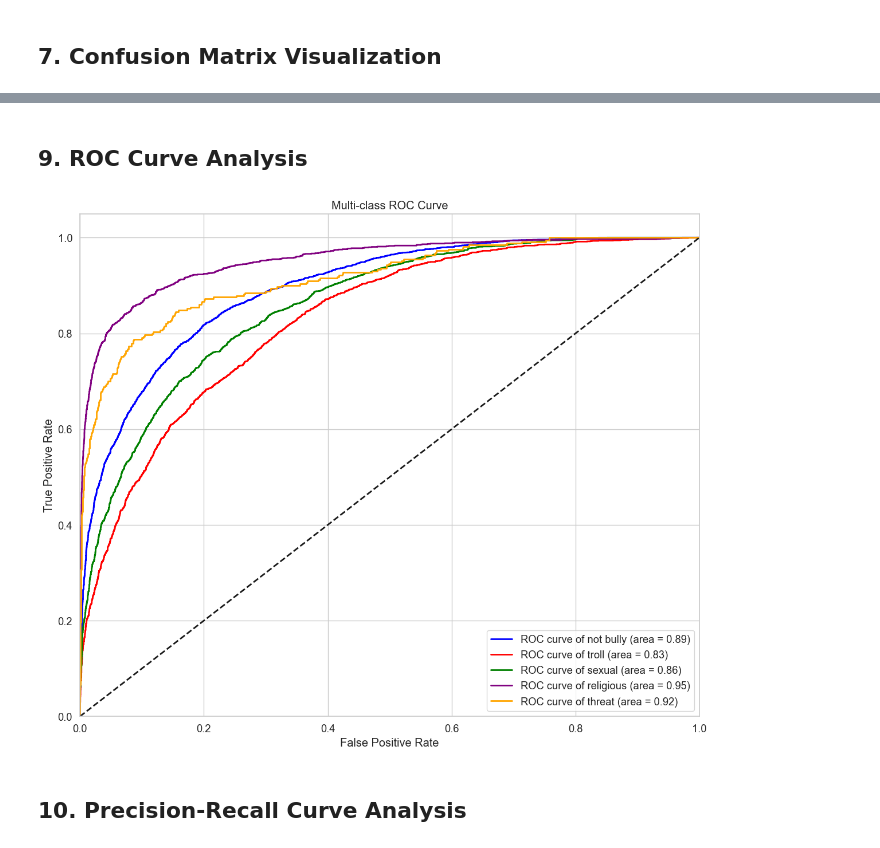
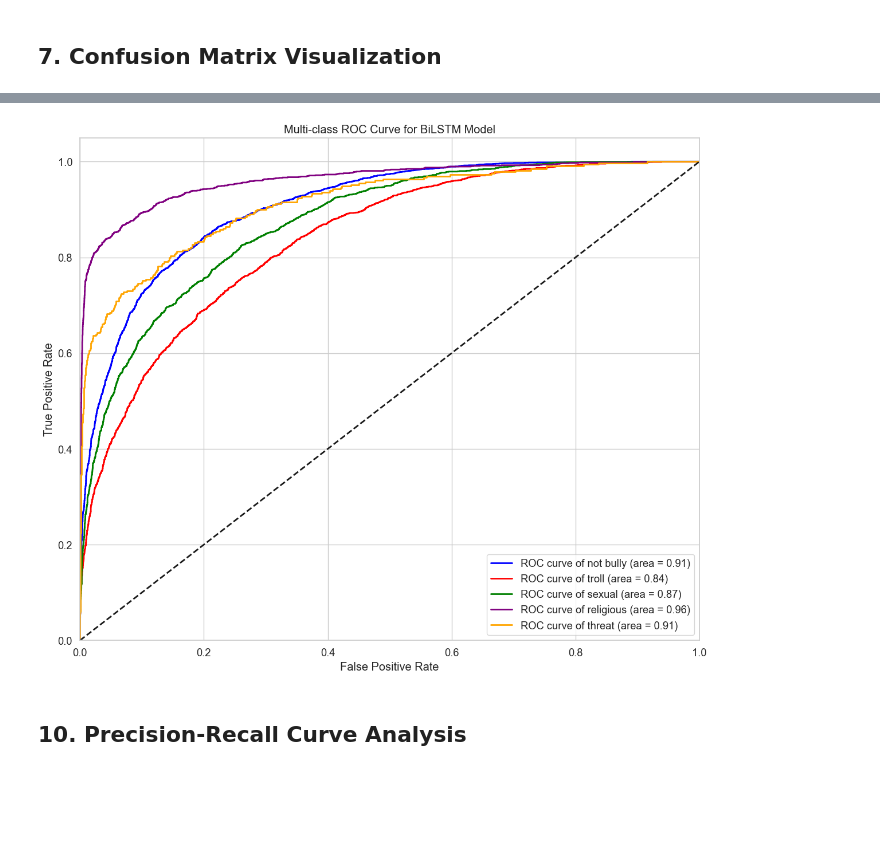
Before and after one commit to NotAlpha45/bangla-cyberbullying, a Jupyter notebook: code/bangla_bert_run/multi_class.ipynb, the cells around one changed output, grey strips where cells are left out. Saved outputs shown, nothing was run; the diff lists cells and outputs as text; code cells hidden in the pictures; blank space fills up the shorter version.

Commit message:
An experimental run with BiLSTM as a classifier

```diff
--- a/code/bangla_bert_run/multi_class.ipynb
+++ b/code/bangla_bert_run/multi_class.ipynb
@@ -266,23 +267,0 @@ X_test_pca = X_test_vectors
-# %%
-# Configure and train XGBoost classifier
-print("Training XGBoost model...")
-# Parameters optimized for text embeddings
-xgb_model = XGBClassifier(
-    n_estimators=200,
-    max_depth=6,
-    learning_rate=0.1,
-    subsample=0.8,
-    colsample_bytree=0.8,
-    objective="multi:softprob",
-    num_class=5,
-    scale_pos_weight=1,
-    eval_metric="mlogloss",
-    use_label_encoder=False,
-    random_state=42,
-    n_jobs=-1,  # Use all processors
-)
-
-start_time = time.time()
-xgb_model.fit(X_train_pca, y_train_augmented)
-training_time = time.time() - start_time
-print(f"Model trained in {training_time:.2f} seconds")
@@ -294,7 +479,13 @@ Model trained in 893.54 seconds
 # %%
 # Make predictions and calculate basic metrics
 print("Evaluating model...")
-y_pred = xgb_model.predict(X_test_pca)
+model.eval()
+with torch.no_grad():
+    inputs = X_test_tensor.to(MY_DEVICE)
+    outputs = model(inputs)
+    _, y_pred = torch.max(outputs, 1)
+    y_pred = y_pred.cpu().numpy()
+    y_score = torch.softmax(outputs, dim=1).cpu().numpy()  # For ROC and PR curves
 
 # Calculate basic metrics
 accuracy = accuracy_score(y_test, y_pred)
@@ -375,41 +547,39 @@ plt.show()
-# %% [markdown]
-## 9. ROC Curve Analysis
 # %%
 # ROC Curve and AUC for multi-class classification
-y_score = xgb_model.predict_proba(X_test_pca)  # Probabilities for all classes
+# Use the softmax probabilities from BiLSTM model
 y_test_bin = label_binarize(y_test, classes=range(5))
 
 # Calculate ROC curve and ROC area for each class
 fpr = {}
 tpr = {}
 roc_auc = {}
 
 plt.figure(figsize=(12, 10))
 colors = cycle(["blue", "red", "green", "purple", "orange"])
 class_names = list(label_mapping.keys())
 
 for i, color, class_name in zip(range(5), colors, class_names):
     fpr[i], tpr[i], _ = roc_curve(y_test_bin[:, i], y_score[:, i])
     roc_auc[i] = auc(fpr[i], tpr[i])
     plt.plot(
         fpr[i],
         tpr[i],
         color=color,
         lw=2,
         label=f"ROC curve of {class_name} (area = {roc_auc[i]:.2f})",
     )
 
 plt.plot([0, 1], [0, 1], "k--", lw=2)
 plt.xlim([0.0, 1.0])
 plt.ylim([0.0, 1.05])
 plt.xlabel("False Positive Rate")
 plt.ylabel("True Positive Rate")
-plt.title("Multi-class ROC Curve")
+plt.title("Multi-class ROC Curve for BiLSTM Model")
 plt.legend(loc="lower right")
 plt.tight_layout()
 plt.show()
 # %% [output]
-[figure, old version]
+[figure, new version]
 # %% [markdown]
 ## 10. Precision-Recall Curve Analysis
 # %%
```
Also changed, not shown: parts of 18 cells of this notebook.
